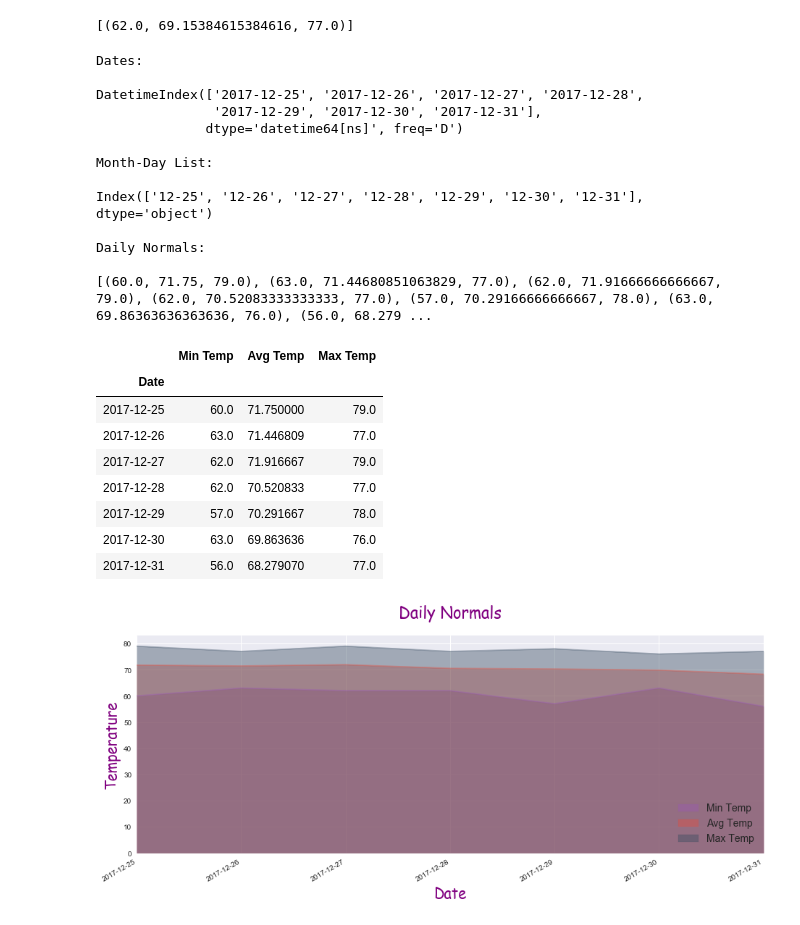
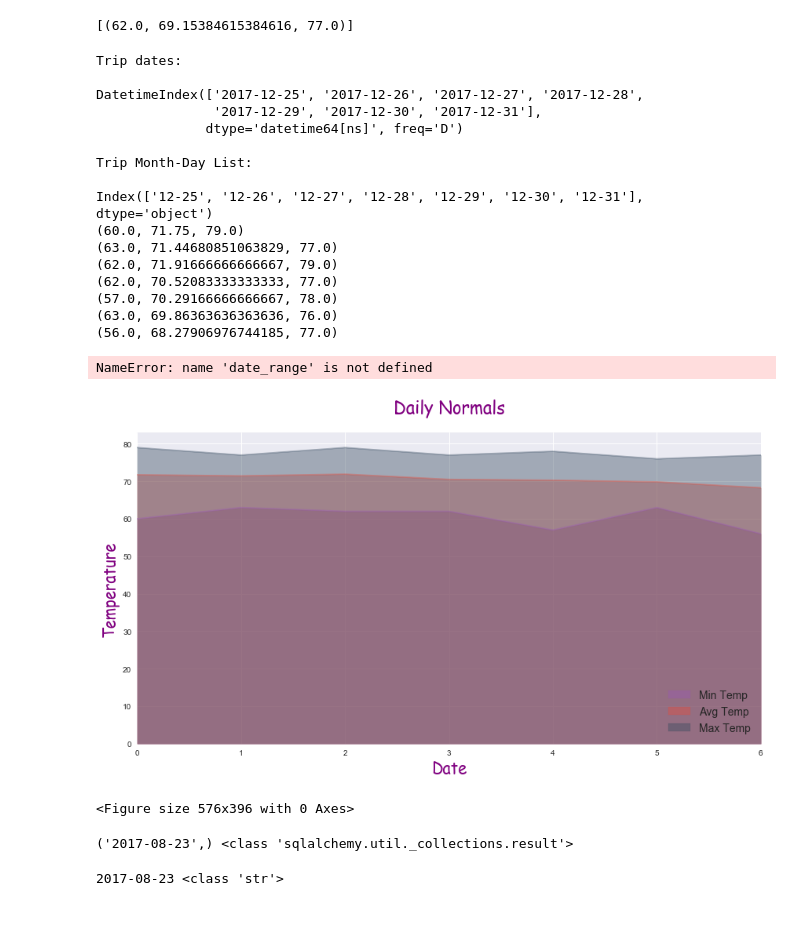
Before and after one commit to Latha-G/SQL-Alchemy-Challenge, a Jupyter notebook: Climate_Starter.ipynb, the cells around one changed output. Cells and saved outputs as stored; diff of their text form; code cells hidden in the pictures.

Commit message:
Added images

```diff
--- a/Climate_Starter.ipynb
+++ b/Climate_Starter.ipynb
@@ -561,20 +569,18 @@ for row in rainfall_query:
 # (i.e. the averages for tmin, tmax, and tavg for all historic data matching a specific month and day)
 
 def daily_normals(date):
-    """Daily Normals.
 
-    Args:
-        date (str): A date string in the format '%m-%d'
+    sel = [func.min(Measurement.tobs),
+           func.avg(Measurement.tobs),
+           func.max(Measurement.tobs)]
 
-    Returns:
-        A list of tuples containing the daily normals, tmin, tavg, and tmax
 
-    """
+    query = session.query(*sel).filter(func.strftime("%m-%d", Measurement.date) == date).all()
 
-    sel = [func.min(Measurement.tobs), func.avg(Measurement.tobs), func.max(Measurement.tobs)]
-    return session.query(*sel).filter(func.strftime("%m-%d", Measurement.date) == date).all()
+    return query
 
 # function usage example
+
 daily_normals("01-01")
 # %% [output]
 [(62.0, 69.15384615384616, 77.0)]
@@ -583,44 +589,47 @@ daily_normals("01-01")
 # push each tuple of calculations into a list called `normals`
 
 # Set the start and end date of the trip
+
 trip_start_date = '2017-12-25'
 trip_end_date = '2017-12-31'
 
 # Use the start and end date to create a range of dates
 
-date_range = pd.date_range(trip_start_date, trip_end_date, freq = 'D')
+trip_dates = pd.date_range(start = trip_start_date, end = trip_end_date, freq = 'D')
 
-print(f'\nDates:\n\n{date_range}')
+print(f'\nTrip dates:\n\n{trip_dates}')
 
 # Strip off the year and save a list of %m-%d strings
 
-month_day = date_range.strftime("%m-%d")
+trip_month_day = trip_dates.strftime("%m-%d")
 
-print(f'\nMonth-Day List: \n\n{month_day}')
+print(f'\nTrip Month-Day List: \n\n{trip_month_day}')
 
 
 # Loop through the list of %m-%d strings and calculate the normals for each date
 
 normals = []
 
-for row in month_day:
+for row in trip_month_day:
     normals.append(*daily_normals(row))
-
-print(f'\nDaily Normals:\n\n{normals}')
+    print(*daily_normals(row))
 # %% [output]
-Dates:
+Trip dates:
 
 DatetimeIndex(['2017-12-25', '2017-12-26', '2017-12-27', '2017-12-28',
                '2017-12-29', '2017-12-30', '2017-12-31'],
               dtype='datetime64[ns]', freq='D')
 
-Month-Day List:
+Trip Month-Day List:
 
 Index(['12-25', '12-26', '12-27', '12-28', '12-29', '12-30', '12-31'], dtype='object')
-
-Daily Normals:
-
-[(60.0, 71.75, 79.0), (63.0, 71.44680851063829, 77.0), (62.0, 71.91666666666667, 79.0), (62.0, 70.52083333333333, 77.0), (57.0, 70.29166666666667, 78.0), (63.0, 69.86363636363636, 76.0), (56.0, 68.279 ...
+(60.0, 71.75, 79.0)
+(63.0, 71.44680851063829, 77.0)
+(62.0, 71.91666666666667, 79.0)
+(62.0, 70.52083333333333, 77.0)
+(57.0, 70.29166666666667, 78.0)
+(63.0, 69.86363636363636, 76.0)
+(56.0, 68.27906976744185, 77.0)
 # %%
 # Load the previous query results into a Pandas DataFrame
 
@@ -634,35 +643,41 @@ df = df.set_index("Date")
 
 df
 # %% [output]
-|  | Min Temp | Avg Temp | Max Temp |
-| Date |  |  |  |
-| 2017-12-25 | 60.0 | 71.750000 | 79.0 |
-| 2017-12-26 | 63.0 | 71.446809 | 77.0 |
-| 2017-12-27 | 62.0 | 71.916667 | 79.0 |
-| 2017-12-28 | 62.0 | 70.520833 | 77.0 |
-| 2017-12-29 | 57.0 | 70.291667 | 78.0 |
-| 2017-12-30 | 63.0 | 69.863636 | 76.0 |
-| 2017-12-31 | 56.0 | 68.279070 | 77.0 |
+NameError: name 'date_range' is not defined
 # %%
 # Plot the daily normals as an area plot with `stacked=False`
 
 #import seaborn as sns
 #pal = sns.color_palette("Set1")
 
 pal = ["#9b59b6", "#e74c3c", "#34495e", "#2ecc71"]
 
-df.plot.area(figsize = (13,6), stacked = False, x_compat=True, color = pal, alpha=.4)
+df.plot.area(figsize = (12,7), stacked = False, x_compat=True, color = pal, alpha=.4)
 
 plt.title("Daily Normals",color = 'purple', fontname='Comic Sans MS', fontsize = 22, pad = 25)
 
 plt.ylabel("Temperature",color = 'purple', fontname='Comic Sans MS', fontsize = 20)
 
 plt.xlabel("Date", color = 'purple',fontname='Comic Sans MS', fontsize = 20)
 
 
 plt.legend(prop={'size': 14},loc = 'lower right',facecolor = 'k')
 
 plt.tight_layout()
+
 plt.show()
+
+plt.savefig("Images/DailyNormals.png")
 # %% [output]
-[figure, old version]
+[figure, new version]
+<Figure size 576x396 with 0 Axes>
+# %%
+date_query = session.query(Measurement.date).order_by(Measurement.date.desc()).first()
+print(date_query, type(date_query))
+# %% [output]
+('2017-08-23',) <class 'sqlalchemy.util._collections.result'>
+# %%
+date_query,= session.query(Measurement.date).order_by(Measurement.date.desc()).first()
+print(date_query, type(date_query))
+# %% [output]
+2017-08-23 <class 'str'>
```
Also changed, not shown: parts of 11 cells of this notebook, 8 other files.
